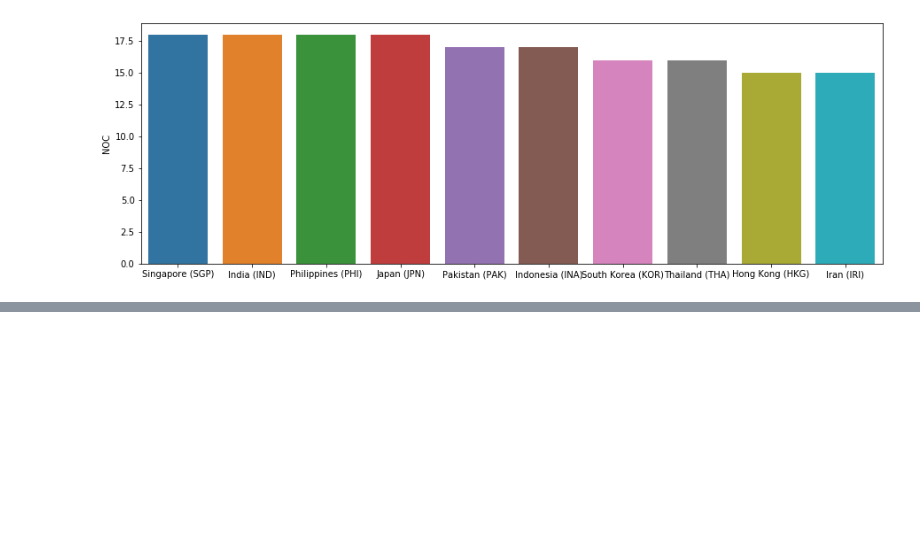
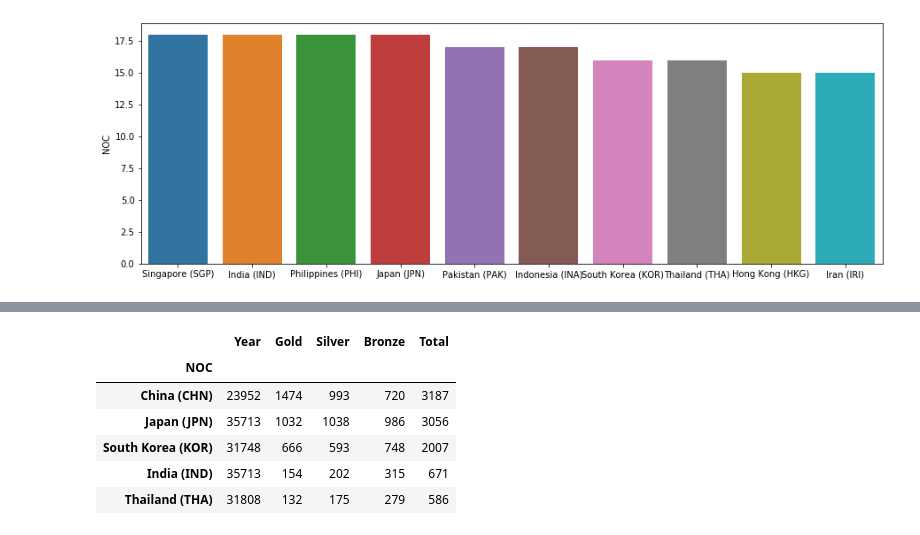
Before and after one commit to Intraraksa/ML-projects, a Jupyter notebook: Asian_game.ipynb, the cells around one changed output, grey strips where cells are left out. Cells and saved outputs as stored; diff of their text form; code cells hidden in the pictures; blank space fills up the shorter version.

```diff
--- a/Asian_game.ipynb
+++ b/Asian_game.ipynb
@@ -118,0 +101,10 @@ sorted(b , reverse = True)
+# %%
+sortby_total.head(5)
+# %% [output]
+|  | Year | Gold | Silver | Bronze | Total |
+| NOC |  |  |  |  |  |
+| China (CHN) | 23952 | 1474 | 993 | 720 | 3187 |
+| Japan (JPN) | 35713 | 1032 | 1038 | 986 | 3056 |
+| South Korea (KOR) | 31748 | 666 | 593 | 748 | 2007 |
+| India (IND) | 35713 | 154 | 202 | 315 | 671 |
+| Thailand (THA) | 31808 | 132 | 175 | 279 | 586 |
```
Also changed, not shown: parts of 6 cells of this notebook.
